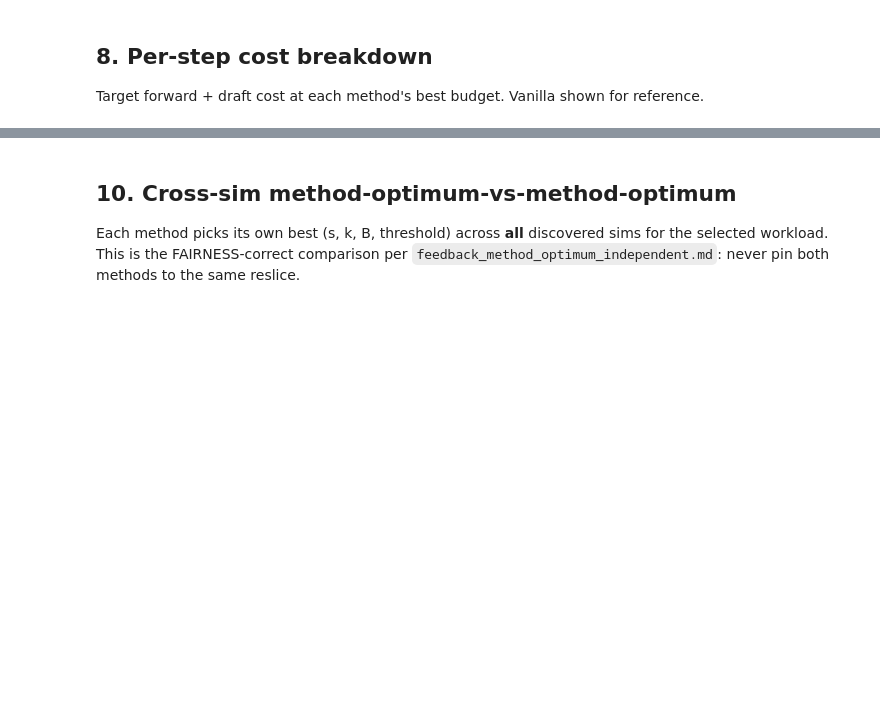
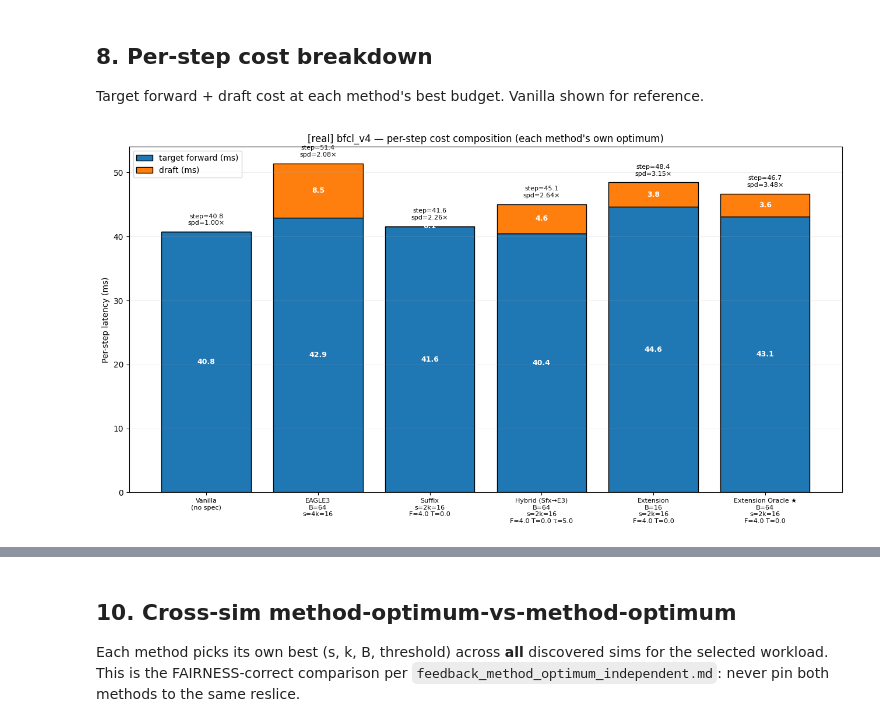
Before and after one commit to xogusrns123/advance-spec, a Jupyter notebook: simulation/notebooks/compare_methods.ipynb, the cells around one changed output, grey strips where cells are left out. Cells and saved outputs as stored; diff of their text form; code cells hidden in the pictures; blank space fills up the shorter version.

```diff
--- a/simulation/notebooks/compare_methods.ipynb
+++ b/simulation/notebooks/compare_methods.ipynb
@@ -573,34 +580,36 @@ for fam in rep_families:
 labels, target_ms, draft_ms, budgets, spds = [], [], [], [], []
 labels.append("Vanilla\n(no spec)"); target_ms.append(vanilla_ms); draft_ms.append(0)
 budgets.append(0); spds.append(1.0)
 for r in rep_rows:
     sub = bar_sub_label(r["family"], r["hp"], r["best_budget"], r.get("sk_tag"))
     lbl = r["pretty"] + (f"\n{sub}" if sub else "")
     labels.append(lbl)
     target_ms.append(r["avg_target_ms"]); draft_ms.append(r["avg_draft_ms"])
     budgets.append(r["best_budget"]); spds.append(r["speedup_real"])
 
 x = np.arange(len(labels))
 fig, ax = plt.subplots(figsize=(13, 7))
 ax.bar(x, target_ms, color="#1f77b4", edgecolor="black", label="target forward (ms)")
 ax.bar(x, draft_ms, bottom=target_ms, color="#ff7f0e", edgecolor="black", label="draft (ms)")
 for i, (t, d, B, s) in enumerate(zip(target_ms, draft_ms, budgets, spds)):
     if t > 0:
         ax.text(i, t/2, f"{t:.1f}", ha="center", va="center",
                 color="white", fontweight="bold", fontsize=9)
     if d > 0:
         ax.text(i, t+d/2, f"{d:.1f}", ha="center", va="center",
                 color="white", fontweight="bold", fontsize=9)
     total = t + d
     if total > 0:
         ax.text(i, total + max(target_ms+draft_ms)*0.02,
                 f"step={total:.1f}\nspd={s:.2f}×",
                 ha="center", va="bottom", fontsize=8)
 ax.set_xticks(x); ax.set_xticklabels(labels, fontsize=8)
 ax.set_ylabel("Per-step latency (ms)")
-ax.set_title(f"{WORKLOAD} — per-step cost composition (each method's own optimum)")
+ax.set_title(f"[{SPEEDUP_METRIC}] {WORKLOAD} — per-step cost composition (each method's own optimum)")
 ax.legend(loc="upper left"); ax.grid(axis="y", alpha=0.2)
 plt.tight_layout(); plt.show()
+# %% [output]
+[figure, added]
 # %% [markdown]
 ## 9. Implementation notes — current methods
 
```
Also changed, not shown: parts of 15 cells of this notebook, 18 other files.
